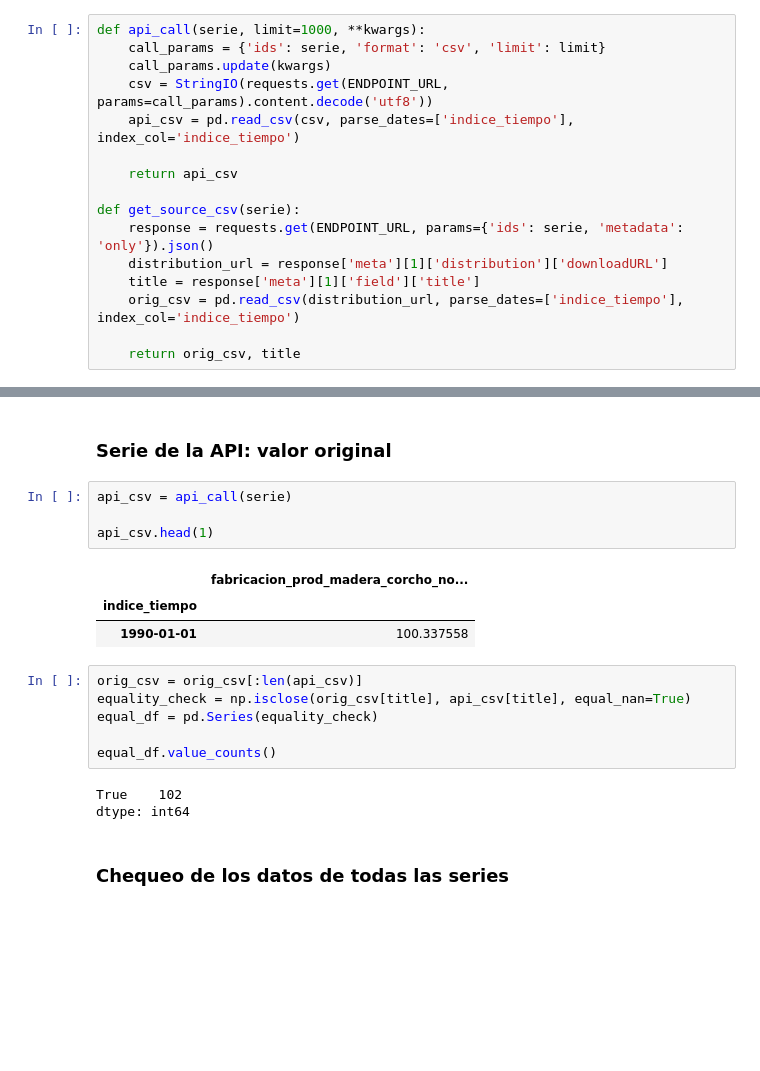
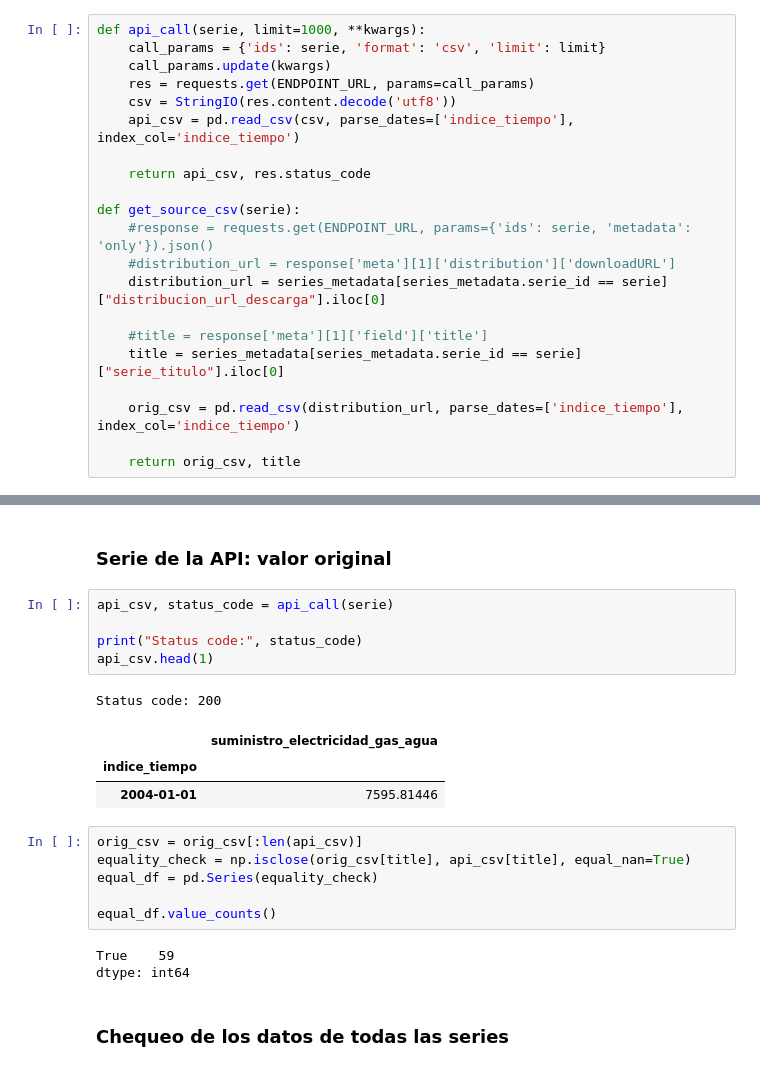
Before and after one commit to datosgobar/series-tiempo-ar-api, a Jupyter notebook: docs/Tests de integracion.ipynb, the cells around one changed output, grey strips where cells are left out. Cells and saved outputs as stored; diff of their text form; blank space fills up the shorter version.

```diff
--- a/docs/Tests de integracion.ipynb
+++ b/docs/Tests de integracion.ipynb
@@ -59,15 +59,20 @@ Name: serie_id, dtype: float64
 def api_call(serie, limit=1000, **kwargs):
     call_params = {'ids': serie, 'format': 'csv', 'limit': limit}
     call_params.update(kwargs)
-    csv = StringIO(requests.get(ENDPOINT_URL, params=call_params).content.decode('utf8'))
+    res = requests.get(ENDPOINT_URL, params=call_params)
+    csv = StringIO(res.content.decode('utf8'))
     api_csv = pd.read_csv(csv, parse_dates=['indice_tiempo'], index_col='indice_tiempo')
 
-    return api_csv
+    return api_csv, res.status_code
 
 def get_source_csv(serie):
-    response = requests.get(ENDPOINT_URL, params={'ids': serie, 'metadata': 'only'}).json()
-    distribution_url = response['meta'][1]['distribution']['downloadURL']
-    title = response['meta'][1]['field']['title']
+    #response = requests.get(ENDPOINT_URL, params={'ids': serie, 'metadata': 'only'}).json()
+    #distribution_url = response['meta'][1]['distribution']['downloadURL']
+    distribution_url = series_metadata[series_metadata.serie_id == serie]["distribucion_url_descarga"].iloc[0]
+
+    #title = response['meta'][1]['field']['title']
+    title = series_metadata[series_metadata.serie_id == serie]["serie_titulo"].iloc[0]
+
     orig_csv = pd.read_csv(distribution_url, parse_dates=['indice_tiempo'], index_col='indice_tiempo')
 
     return orig_csv, title
@@ -87,13 +92,15 @@ orig_csv, title = get_source_csv(serie)
 # %% [markdown]
 ### Serie de la API: valor original
 # %%
-api_csv = api_call(serie)
+api_csv, status_code = api_call(serie)
 
+print("Status code:", status_code)
 api_csv.head(1)
 # %% [output]
+Status code: 200
-|  | fabricacion_prod_madera_corcho_no... |
+|  | suministro_electricidad_gas_agua |
 | indice_tiempo |  |
-| 1990-01-01 | 100.337558 |
+| 2004-01-01 | 7595.81446 |
 # %%
 orig_csv = orig_csv[:len(api_csv)]
 equality_check = np.isclose(orig_csv[title], api_csv[title], equal_nan=True)
@@ -101,7 +108,7 @@ equal_df = pd.Series(equality_check)
 
 equal_df.value_counts()
 # %% [output]
-True    102
+True    59
 dtype: int64
 # %% [markdown]
 ### Chequeo de los datos de todas las series
```
Also changed, not shown: parts of 12 cells of this notebook.
